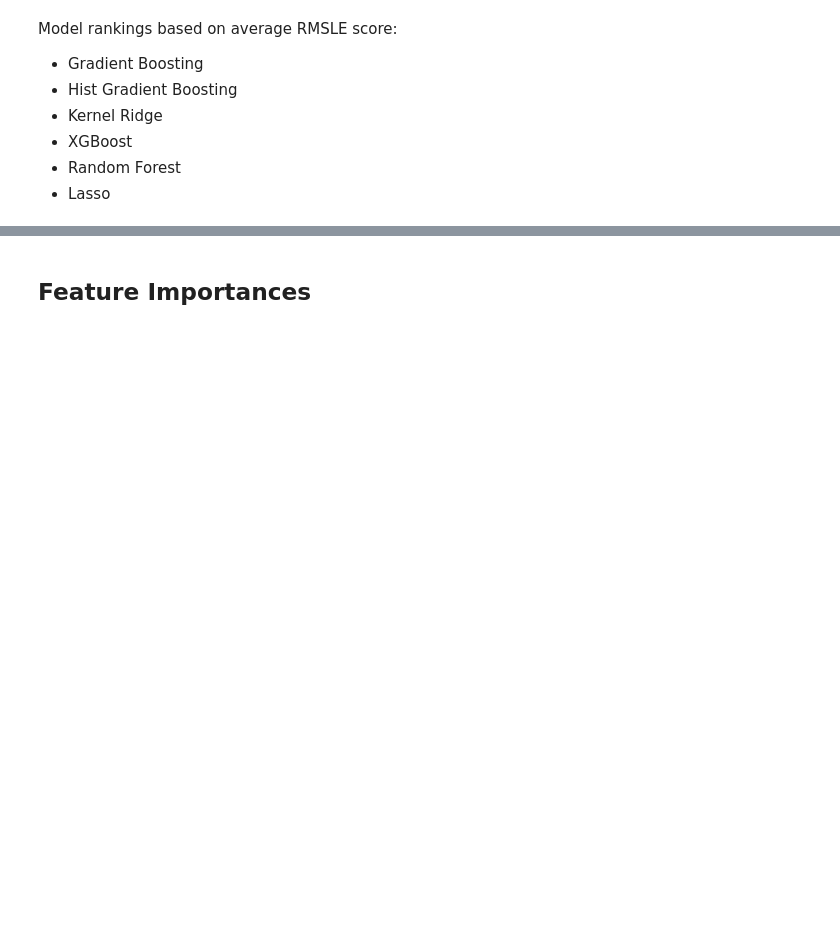
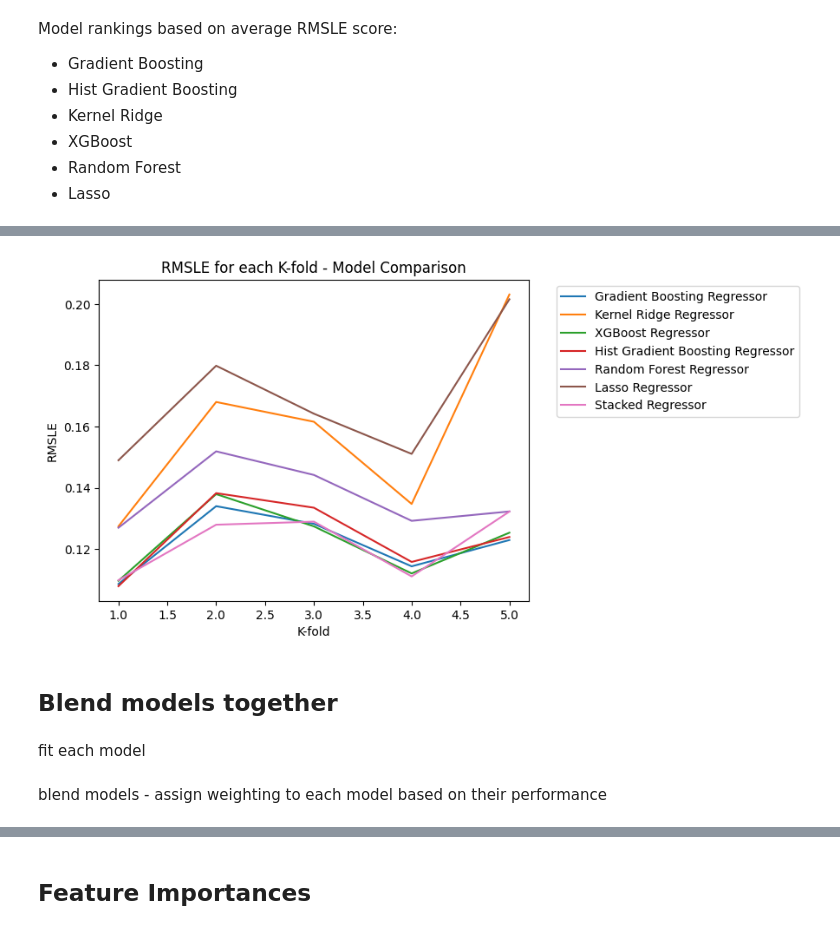
Before and after one commit to chonalchendo/kaggle_house_price_pred_comp, a Jupyter notebook: notebooks/04_modelling.ipynb, the cells around one changed output, grey strips where cells are left out. Drawn from its saved outputs; the diff is of its cells as text; code cells hidden in the pictures; blank space fills up the shorter version.

Commit message:
tuned all models and blended them together to obtain results that prevent against overfitting - new score of 0.131

```diff
--- a/notebooks/04_modelling.ipynb
+++ b/notebooks/04_modelling.ipynb
@@ -300,0 +456,8 @@ GradientBoostingRegressor(loss='huber', max_depth=4, n_estimators=134,
+# %%
+best_lasso, cv_results = random_search_tuning(lasso, lasso_params, X, y)
+
+joblib.dump(best_lasso, model_dir / "lasso_tuned_model.pkl")
+
+rmsle_scores = hyperparameter_tuning_results(cv_results)
+
+print(f"Lasso tuning: \n{rmsle_scores}")
@@ -300,0 +484,32 @@ GradientBoostingRegressor(loss='huber', max_depth=4, n_estimators=134,
+# %%
+stacked_models = [
+    ("gbr", best_gbr),
+    ("kr", best_kr),
+    ("lasso", best_lasso),
+    ("xgb", best_xgb),
+    ("hgb", best_hgb),
+    ("rf", best_rf),
+]
+
+best_stack = StackingRegressor(
+    estimators=stacked_models,
+    final_estimator=best_gbr,
+    cv=5,
+    n_jobs=-1,
+)
+# %%
+best_tuned, tuned_scores = model_eval_pipeline(
+    [
+        ("Gradient Boosting Regressor", best_gbr),
+        ("Kernel Ridge Regressor", best_kr),
+        ("XGBoost Regressor", best_xgb),
+        ("Hist Gradient Boosting Regressor", best_hgb),
+        ("Random Forest Regressor", best_rf),
+        ("Lasso Regressor", best_lasso),
+        ("Stacked Regressor", best_stack)
+    ],
+    X,
+    y,
+)
+
+best_gbr, kr, best_xgb, best_hgb, best_rf, lasso, best_stack
@@ -300,0 +542,8 @@ GradientBoostingRegressor(loss='huber', max_depth=4, n_estimators=134,
+# %%
+model_comp_plot(tuned_scores)
+# %% [output]
+[figure, added]
+# %% [markdown]
+## Blend models together
+# %% [markdown]
+fit each model
@@ -300,0 +558,2 @@ GradientBoostingRegressor(loss='huber', max_depth=4, n_estimators=134,
+# %% [markdown]
+blend models - assign weighting to each model based on their performance
```
Also changed, not shown: parts of 50 cells of this notebook, 3 other files.
